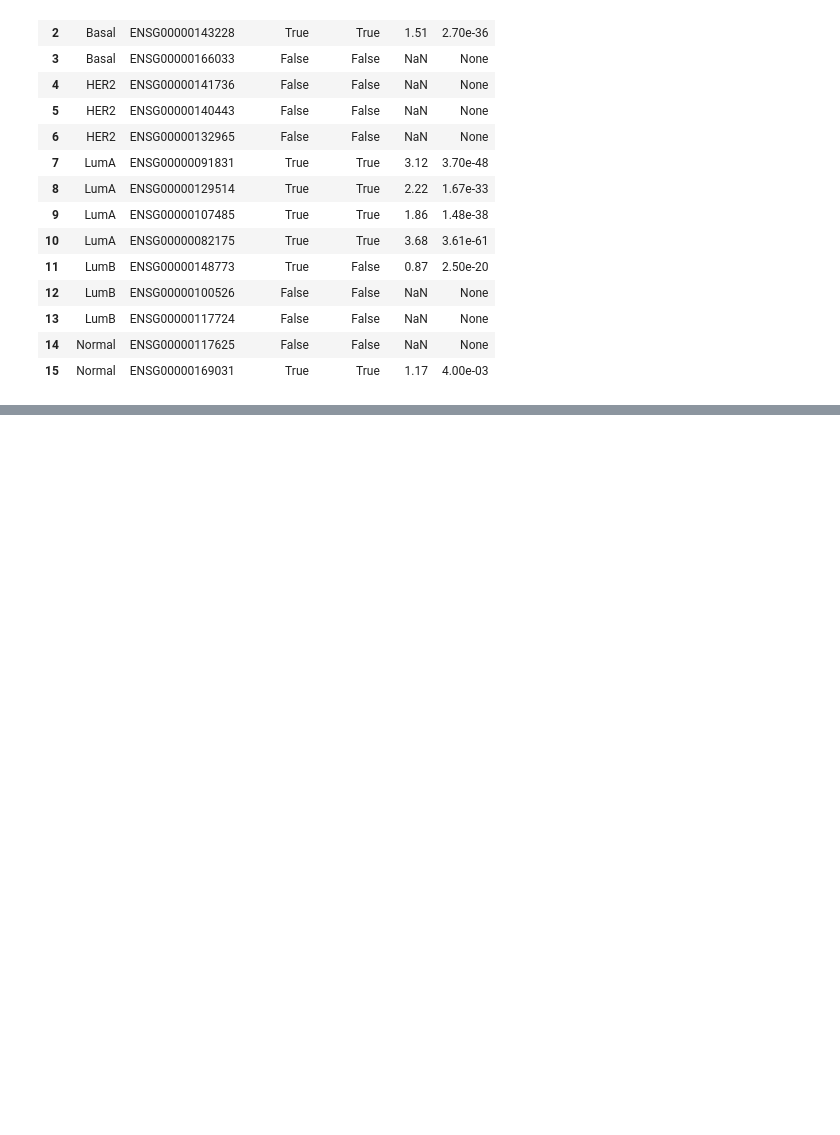
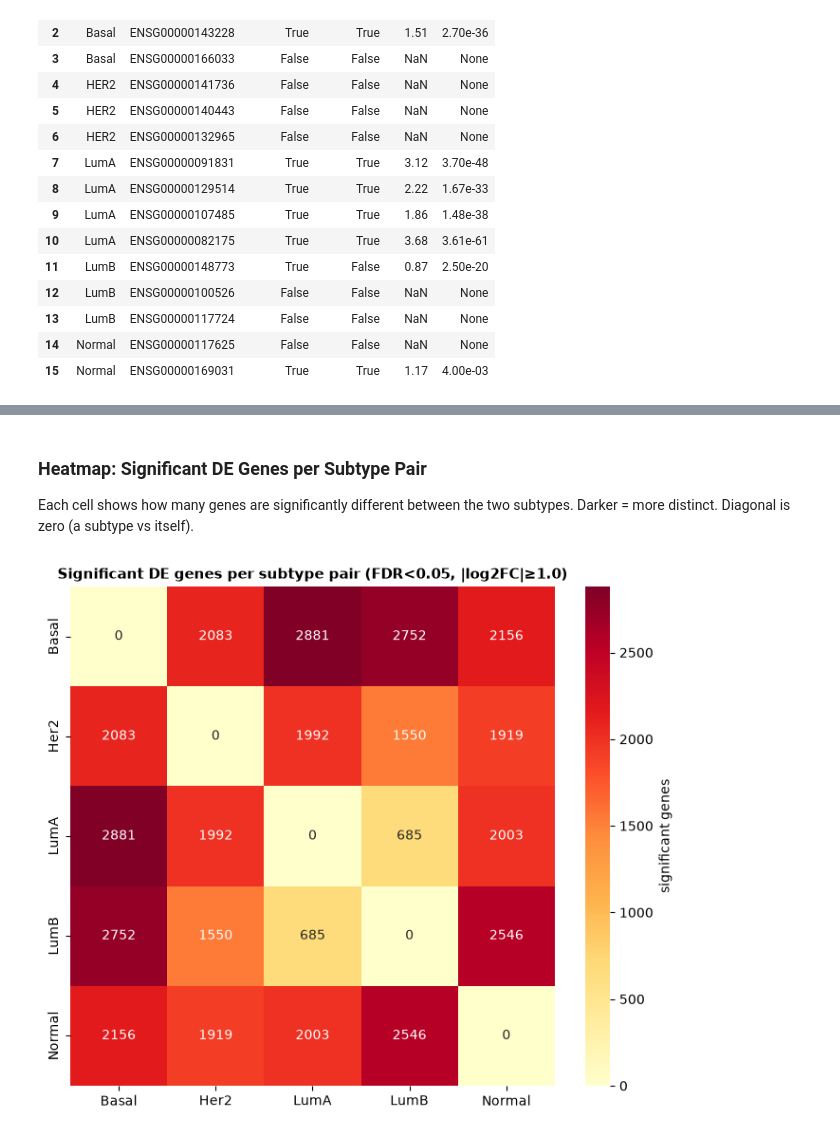
Before and after one commit to EugeneBondariev/cancer-genomics-ds, a Jupyter notebook: notebooks/2_differential_expression.ipynb, the cells around one changed output, grey strips where cells are left out. Drawn from its saved outputs; the diff is of its cells as text; code cells hidden in the pictures; blank space fills up the shorter version.

```diff
--- a/notebooks/2_differential_expression.ipynb
+++ b/notebooks/2_differential_expression.ipynb
@@ -199,0 +230,10 @@ Markers also significant:           7 / 8
+# %%
+pairwise = run_pairwise(
+    X=X,
+    labels=labels,
+    fdr_threshold=FDR_THRESHOLD,
+    log2fc_threshold=LOG2FC_THRESHOLD,
+)
+pairwise = annotate_de_results(pairwise, annotation)
+print(f"Pairwise: {len(pairwise):,} rows  |  significant: {pairwise['significant'].sum():,}")
+pairwise.head(3)
@@ -199,0 +258,25 @@ Markers also significant:           7 / 8
+# %% [markdown]
+### Heatmap: Significant DE Genes per Subtype Pair
+
+Each cell shows how many genes are significantly different between the two subtypes. Darker = more distinct. Diagonal is zero (a subtype vs itself).
+# %%
+subtypes = sorted(labels.unique())
+mat = pd.DataFrame(0, index=subtypes, columns=subtypes)
+sig_counts = pairwise[pairwise["significant"]].groupby(["subtype_a", "subtype_b"]).size()
+for (a, b), count in sig_counts.items():
+    mat.loc[a, b] = count
+    mat.loc[b, a] = count  # symmetric
+
+fig, ax = plt.subplots(figsize=(7, 6))
+sns.heatmap(
+    mat, annot=True, fmt="d", cmap="YlOrRd", ax=ax,
+    cbar_kws={"label": "significant genes"},
+)
+ax.set_title(
+    f"Significant DE genes per subtype pair (FDR<{FDR_THRESHOLD}, |log2FC|≥{LOG2FC_THRESHOLD})",
+    fontsize=11, fontweight="bold",
+)
+plt.tight_layout()
+plt.show()
+# %% [output]
+[figure, added]
```
Also changed, not shown: parts of 11 cells of this notebook.
